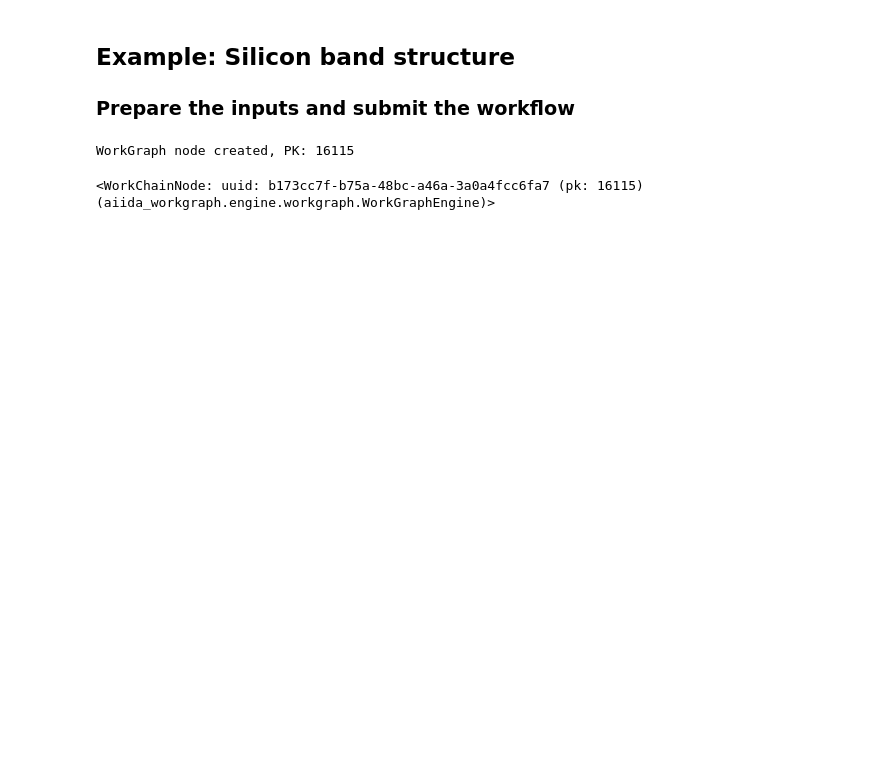
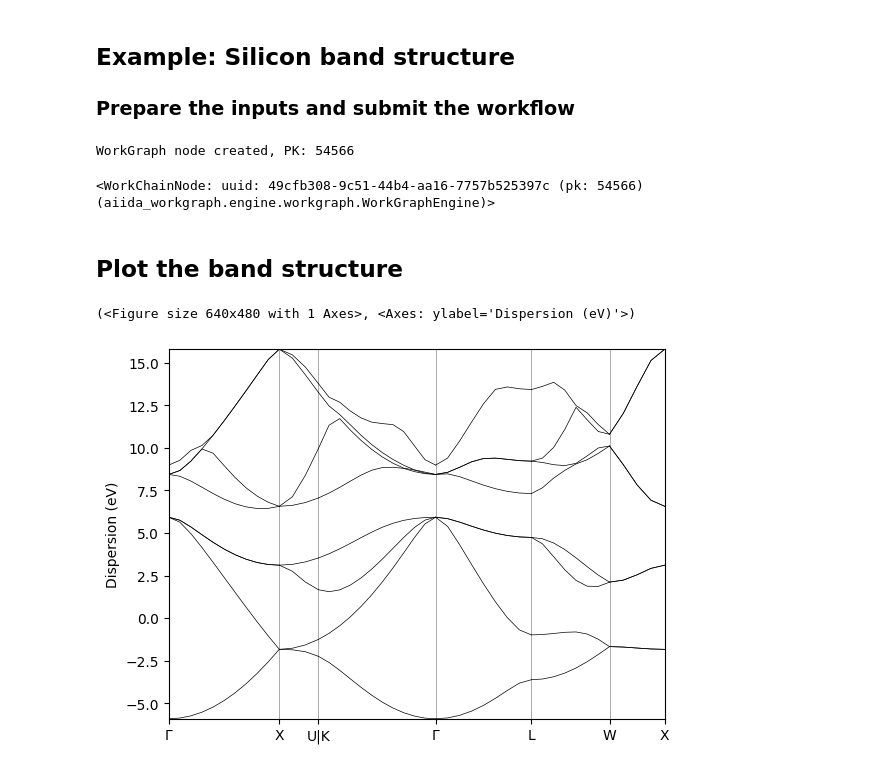
Before and after one commit to superstar54/workgraph-collections, a Jupyter notebook: docs/source/qe/bands.ipynb, the cells around one changed output. Cells and saved outputs as stored; diff of their text form; code cells hidden in the pictures; blank space fills up the shorter version.

Commit message:
plot band structure

```diff
--- a/docs/source/qe/bands.ipynb
+++ b/docs/source/qe/bands.ipynb
@@ -106,9 +106,20 @@ wg = bands_workgraph(
     inputs=bands_inputs,
     pseudo_family='SSSP/1.3/PBEsol/efficiency',
     run_relax=True,
-    bands_kpoints_distance=Float(0.2),
+    bands_kpoints_distance=Float(0.1),
 )
+#------------------------- Submit the calculation -------------------
 wg.submit(wait=True, timeout=300)
 # %% [output]
-WorkGraph node created, PK: 16115
+WorkGraph node created, PK: 54566
-<WorkChainNode: uuid: b173cc7f-b75a-48bc-a46a-3a0a4fcc6fa7 (pk: 16115) (aiida_workgraph.engine.workgraph.WorkGraphEngine)>
+<WorkChainNode: uuid: 49cfb308-9c51-44b4-aa16-7757b525397c (pk: 54566) (aiida_workgraph.engine.workgraph.WorkGraphEngine)>
+# %% [markdown]
+## Plot the band structure
+# %%
+from workgraph_collections.qe.utils import plot_bandstructure
+
+bands = wg.nodes["bands"].outputs["output_band"].value
+plot_bandstructure(bands)
+# %% [output]
+(<Figure size 640x480 with 1 Axes>, <Axes: ylabel='Dispersion (eV)'>)
+[figure, added]
```
Also changed, not shown: 7 other files.
